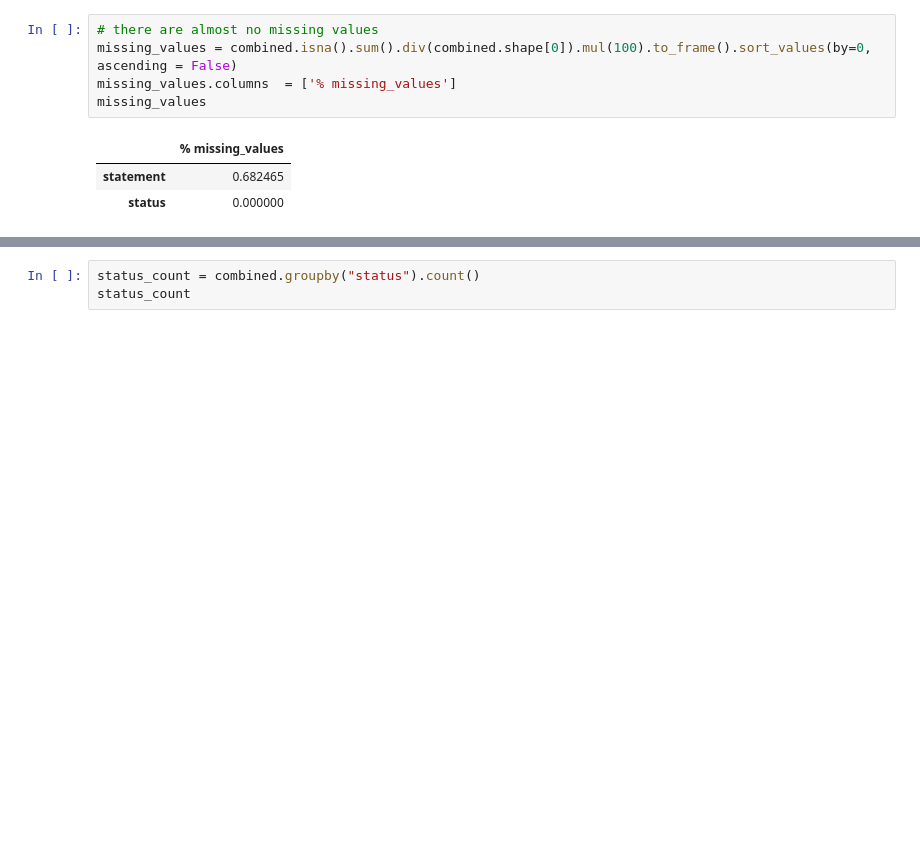
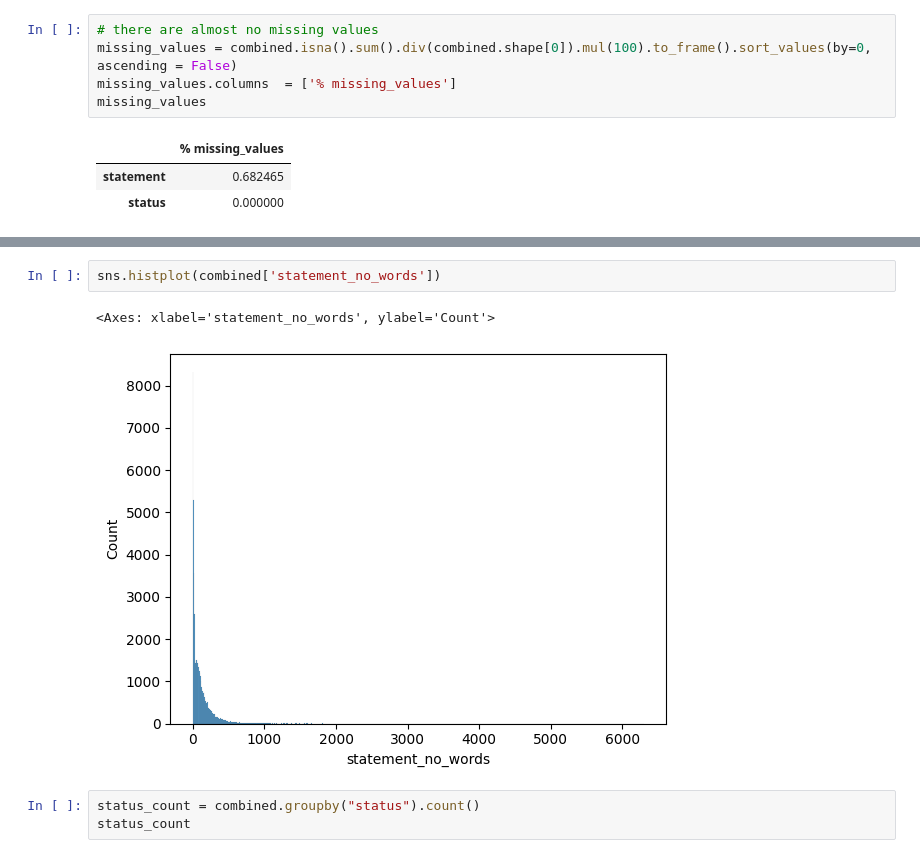
Before and after one commit to Mike812/kaggle, a Jupyter notebook: mental_health/MentalHealth.ipynb, the cells around one changed output, grey strips where cells are left out. Saved outputs shown, nothing was run; the diff lists cells and outputs as text; blank space fills up the shorter version.

```diff
--- a/mental_health/MentalHealth.ipynb
+++ b/mental_health/MentalHealth.ipynb
@@ -55,3 +89,8 @@ missing_values
+# %%
+sns.histplot(combined['statement_no_words'])
+# %% [output]
+<Axes: xlabel='statement_no_words', ylabel='Count'>
+[figure, added]
 # %%
 status_count = combined.groupby("status").count()
 status_count
```
Also changed, not shown: parts of 17 cells of this notebook, 10 other files.
